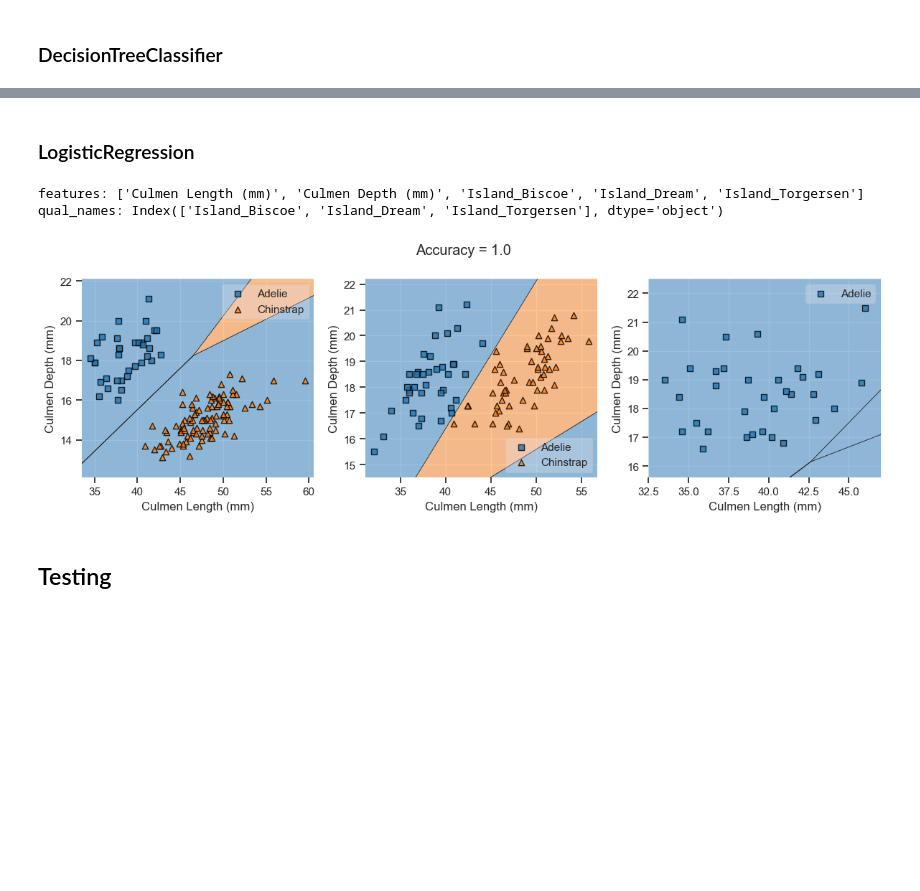
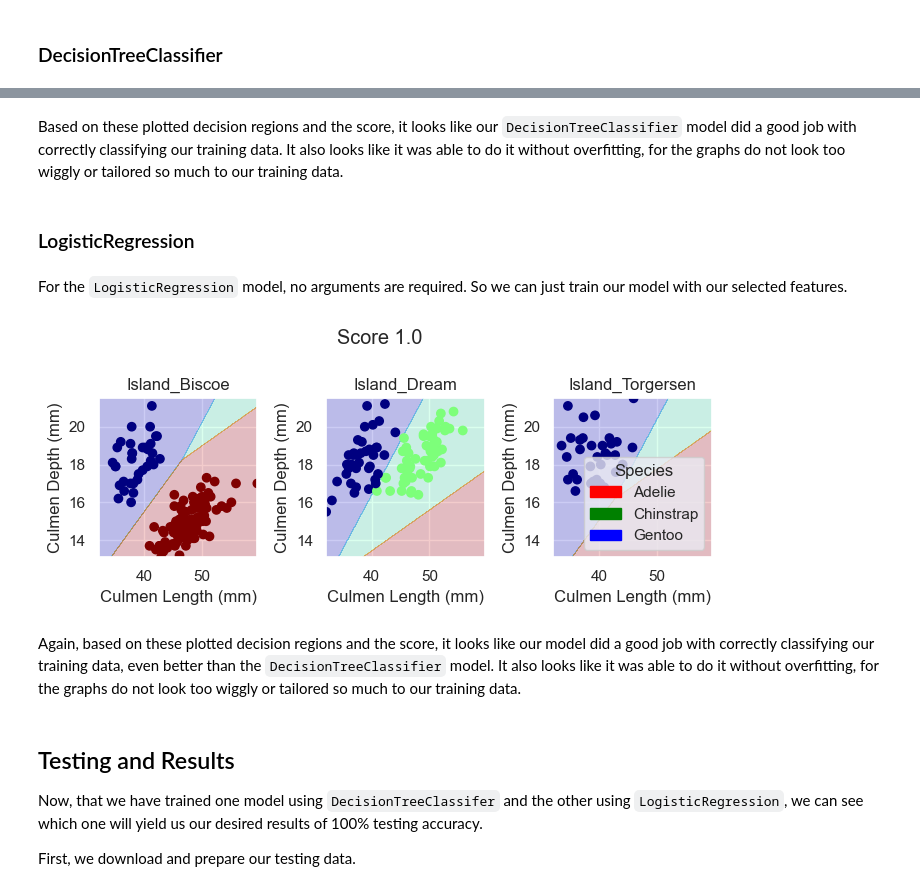
Before and after one commit to KatieMacalintal/KatieMacalintal.github.io, a Jupyter notebook: posts/palmer-penguins/index.ipynb, the cells around one changed output, grey strips where cells are left out. Drawn from its saved outputs; the diff is of its cells as text; code cells hidden in the pictures; blank space fills up the shorter version.

```diff
--- a/posts/palmer-penguins/index.ipynb
+++ b/posts/palmer-penguins/index.ipynb
@@ -107,14 +107,10 @@ for qual in all_qual_cols:
     qual_cols = [col for col in X_train.columns if qual in col ]
     for pair in combinations(all_quant_cols, 2):
         cols = list(pair) + qual_cols
-        # print(cols)
         # Using logistic regression for modeling
         LR = LogisticRegression()
-        # Incorportating cross validation?
-        cv_scores = cross_val_score(LR, X_train[cols], y_train, cv=10)
-        mean_score = cv_scores.mean()
-        scores_df = scores_df.append({'Columns': cols, 'Score': mean_score.round(3)}, ignore_index=True)
+        # Incorportating cross validation
+        cv_mean_score = cross_val_score(LR, X_train[cols], y_train, cv=10).mean()
+        scores_df = scores_df.append({'Columns': cols, 'Score': cv_mean_score.round(3)}, ignore_index=True)
 
 scores_df = scores_df.sort_values(by='Score', ascending=False).reset_index(drop=True)
-features = scores_df.iloc[0,0]
-features
@@ -224,27 +267,0 @@ qual_names: Index(['Island_Biscoe', 'Island_Dream', 'Island_Torgersen'], dtype='
-# %%
-#FIND GAMMA
-from sklearn.model_selection import cross_val_score
-from sklearn.svm import SVC
-
-fig, ax = plt.subplots(1)
-
-max_score = 0
-best_gamma = 0
-for g in range(1, 10):
-    little_g = g / 100
-    # USING DECISION TREE CLASSIFER
-    svc = SVC(gamma = little_g, kernel = "rbf")
-    cv_mean = cross_val_score(svc, X_train[features], y_train, cv = 10).mean()
-    ax.scatter(little_g, cv_mean, color = "black")
-    if cv_mean > max_score:
-        max_score = cv_mean
-        best_gamma = little_g
-
-labs = ax.set(xlabel = "Gamma", ylabel = "Performance (score)")
-
-print(max_score, best_gamma)
-
-svc = SVC(gamma = best_gamma)
-svc.fit(X_train[features], y_train)
-# print(svc.score(X_train[features], y_train))
-# decision_region_panel(X_train[features], y_train, svc, qual_names)
@@ -255,16 +276,23 @@ SVC(gamma=0.02)
+# %% [markdown]
+Based on these plotted decision regions and the score, it looks like our `DecisionTreeClassifier` model did a good job with correctly classifying our training data. It also looks like it was able to do it without overfitting, for the graphs do not look too wiggly or tailored so much to our training data.
 # %% [markdown]
 ### LogisticRegression
+# %% [markdown]
+For the `LogisticRegression` model, no arguments are required. So we can just train our model with our selected features.
 # %%
+from sklearn.linear_model import LogisticRegression
+
 LR = LogisticRegression()
 LR.fit(X_train[features], y_train)
-# print(LR.score(X_train[features], y_train))
-print(f"features: {features}")
-print(f"qual_names: {qual_names}")
-decision_region_panel(X_train[features], y_train, LR, qual_names)
+plot_regions(LR, X_train[features], y_train)
 # %% [output]
-features: ['Culmen Length (mm)', 'Culmen Depth (mm)', 'Island_Biscoe', 'Island_Dream', 'Island_Torgersen']
-qual_names: Index(['Island_Biscoe', 'Island_Dream', 'Island_Torgersen'], dtype='object')
-[figure, old version]
+[figure, new version]
+# %% [markdown]
+Again, based on these plotted decision regions and the score, it looks like our model did a good job with correctly classifying our training data, even better than the `DecisionTreeClassifier` model. It also looks like it was able to do it without overfitting, for the graphs do not look too wiggly or tailored so much to our training data.
 # %% [markdown]
-## Testing
+## Testing and Results
+
+Now, that we have trained one model using `DecisionTreeClassifer` and the other using `LogisticRegression`, we can see which one will yield us our desired results of 100% testing accuracy.
+
+First, we download and prepare our testing data.
 # %%
```
Also changed, not shown: parts of 28 cells of this notebook, 14 other files.
